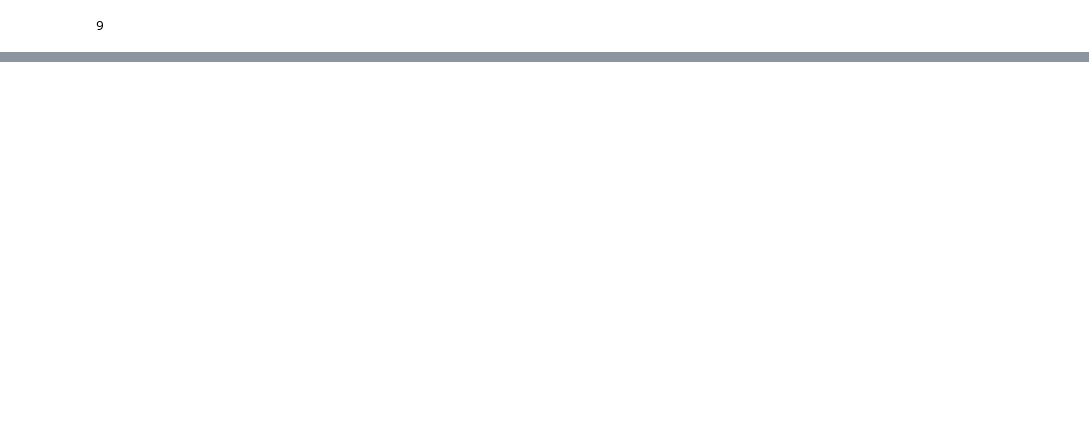
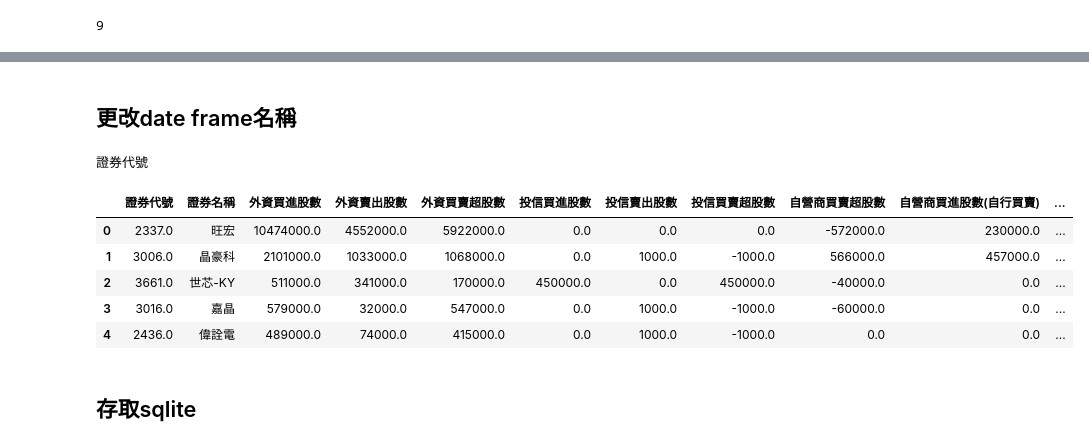
Before and after one commit to nagi31904/python_network_1, a Jupyter notebook: python_network1.ipynb, the cells around one changed output, grey strips where cells are left out. Cells and saved outputs as stored; diff of their text form; code cells hidden in the pictures; blank space fills up the shorter version.

```diff
--- a/python_network1.ipynb
+++ b/python_network1.ipynb
@@ -424,0 +432,5 @@ stockdf[stockdf['\n    證券\n    \n     代號\n    \n   ']  == 2330]
+# %%
+#連接所有data frame
+import pandas
+stockdf = pandas.concat(dfs, ignore_index = True)
+stockdf.head()
@@ -425,2 +444,26 @@ stockdf[stockdf['\n    證券\n    \n     代號\n    \n   ']  == 2330]
 # %%
 stockdf.to_excel('stock3.xlsx')
+# %% [markdown]
+## 更改date frame名稱
+# %%
+
+a = '\n    證券\n    \n     代號\n    \n   '
+#print(a.strip())
+print(''.join(a.strip().split()))
+
+
+newcolumns = []
+for ele in stockdf.columns:
+    newcolumns.append(''.join(ele.strip().split()))
+stockdf.columns = newcolumns
+stockdf.head()
+# %% [output]
+證券代號
+|  | 證券代號 | 證券名稱 | 外資買進股數 | 外資賣出股數 | 外資買賣超股數 | 投信買進股數 | 投信賣出股數 | 投信買賣超股數 | 自營商買賣超股數 | 自營商買進股數(自行買賣) | ... |
+| 0 | 2337.0 | 旺宏 | 10474000.0 | 4552000.0 | 5922000.0 | 0.0 | 0.0 | 0.0 | -572000.0 | 230000.0 | ... |
+| 1 | 3006.0 | 晶豪科 | 2101000.0 | 1033000.0 | 1068000.0 | 0.0 | 1000.0 | -1000.0 | 566000.0 | 457000.0 | ... |
+| 2 | 3661.0 | 世芯-KY | 511000.0 | 341000.0 | 170000.0 | 450000.0 | 0.0 | 450000.0 | -40000.0 | 0.0 | ... |
+| 3 | 3016.0 | 嘉晶 | 579000.0 | 32000.0 | 547000.0 | 0.0 | 1000.0 | -1000.0 | -60000.0 | 0.0 | ... |
+| 4 | 2436.0 | 偉詮電 | 489000.0 | 74000.0 | 415000.0 | 0.0 | 1000.0 | -1000.0 | 0.0 | 0.0 | ... |
+# %% [markdown]
+## 存取sqlite
```
Also changed, not shown: parts of 21 cells of this notebook.
